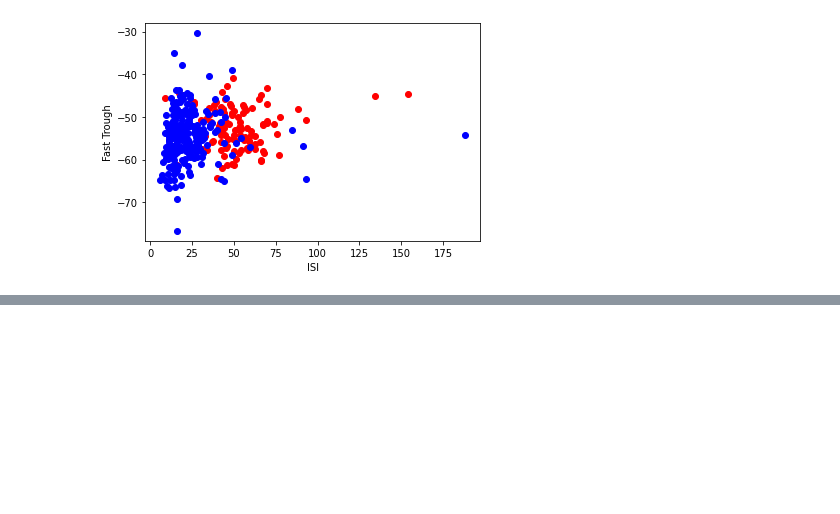
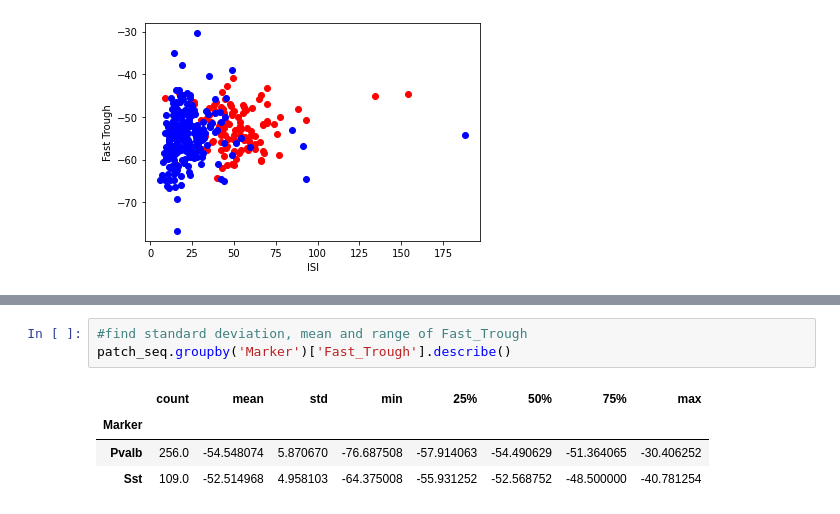
Before and after one commit to amandafriedmann/NEUR-Data-Analysis, a Jupyter notebook: coding_homework_4.ipynb, the cells around one changed output, grey strips where cells are left out. Drawn from its saved outputs; the diff is of its cells as text; blank space fills up the shorter version.

```diff
--- a/coding_homework_4.ipynb
+++ b/coding_homework_4.ipynb
@@ -124,0 +147,8 @@ Text(0, 0.5, 'Fast Trough')
+# %%
+#find standard deviation, mean and range of Fast_Trough
+patch_seq.groupby('Marker')['Fast_Trough'].describe()
+# %% [output]
+|  | count | mean | std | min | 25% | 50% | 75% | max |
+| Marker |  |  |  |  |  |  |  |  |
+| Pvalb | 256.0 | -54.548074 | 5.870670 | -76.687508 | -57.914063 | -54.490629 | -51.364065 | -30.406252 |
+| Sst | 109.0 | -52.514968 | 4.958103 | -64.375008 | -55.931252 | -52.568752 | -48.500000 | -40.781254 |
```
Also changed, not shown: parts of 1 cell of this notebook.
